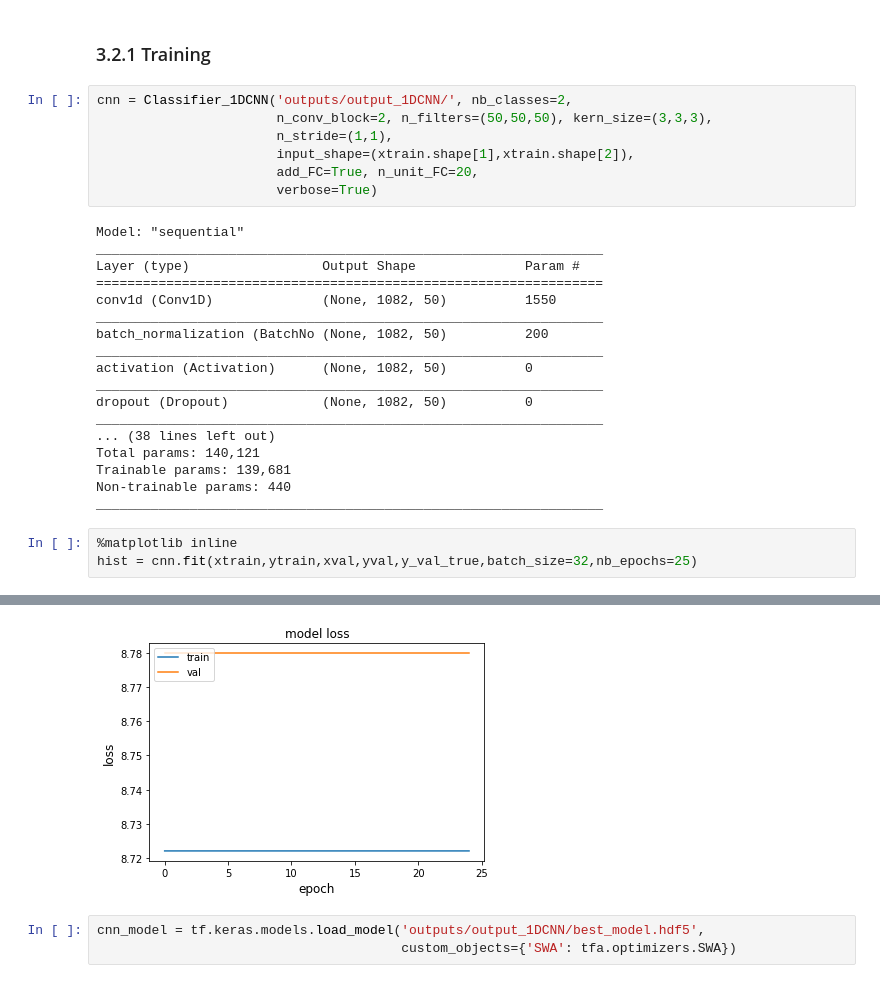
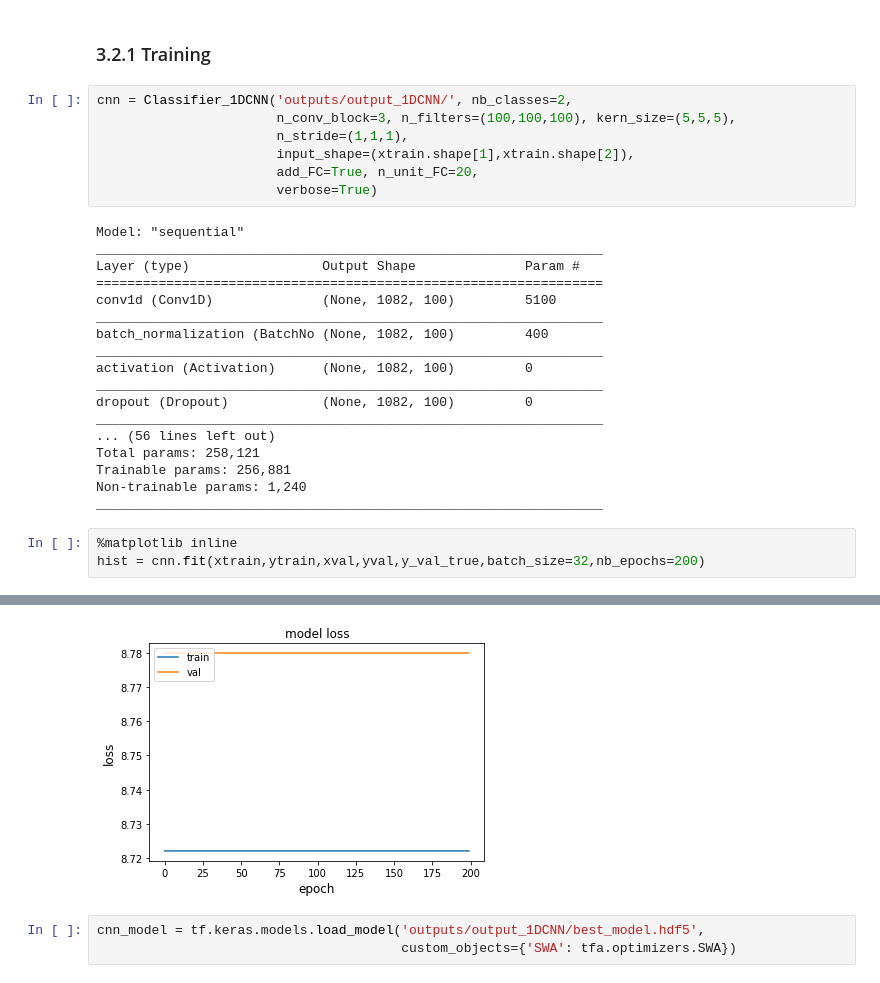
Before and after one commit to DatenBiene/Medical_Time_Series_Calssification, a Jupyter notebook: Transplant.ipynb, the cells around one changed output, grey strips where cells are left out. Cells and saved outputs as stored; diff of their text form.

```diff
--- a/Transplant.ipynb
+++ b/Transplant.ipynb
@@ -206,8 +208,8 @@ from models.CNN_1D import Classifier_1DCNN
 ### 3.2.1 Training
 # %%
 cnn = Classifier_1DCNN('outputs/output_1DCNN/', nb_classes=2,
-                       n_conv_block=2, n_filters=(50,50,50), kern_size=(3,3,3),
-                       n_stride=(1,1),
+                       n_conv_block=3, n_filters=(100,100,100), kern_size=(5,5,5),
+                       n_stride=(1,1,1),
                        input_shape=(xtrain.shape[1],xtrain.shape[2]),
                        add_FC=True, n_unit_FC=20,
                        verbose=True)
@@ -216,21 +218,21 @@ Model: "sequential"
 _________________________________________________________________
 Layer (type)                 Output Shape              Param #
 =================================================================
-conv1d (Conv1D)              (None, 1082, 50)          1550
+conv1d (Conv1D)              (None, 1082, 100)         5100
 _________________________________________________________________
-batch_normalization (BatchNo (None, 1082, 50)          200
+batch_normalization (BatchNo (None, 1082, 100)         400
 _________________________________________________________________
-activation (Activation)      (None, 1082, 50)          0
+activation (Activation)      (None, 1082, 100)         0
 _________________________________________________________________
-dropout (Dropout)            (None, 1082, 50)          0
+dropout (Dropout)            (None, 1082, 100)         0
 _________________________________________________________________
-... (38 lines left out)
-Total params: 140,121
-Trainable params: 139,681
-Non-trainable params: 440
+... (56 lines left out)
+Total params: 258,121
+Trainable params: 256,881
+Non-trainable params: 1,240
 _________________________________________________________________
 # %%
 %matplotlib inline
-hist = cnn.fit(xtrain,ytrain,xval,yval,y_val_true,batch_size=32,nb_epochs=25)
+hist = cnn.fit(xtrain,ytrain,xval,yval,y_val_true,batch_size=32,nb_epochs=200)
 # %% [output]
 Train on 264 samples, validate on 33 samples
@@ -253,4 +255,4 @@ Epoch 25/25
-[figure, old version]
+[figure, new version]
 # %%
 cnn_model = tf.keras.models.load_model('outputs/output_1DCNN/best_model.hdf5',
                                        custom_objects={'SWA': tfa.optimizers.SWA})
```
Also changed, not shown: parts of 22 cells of this notebook, 1 other file.
